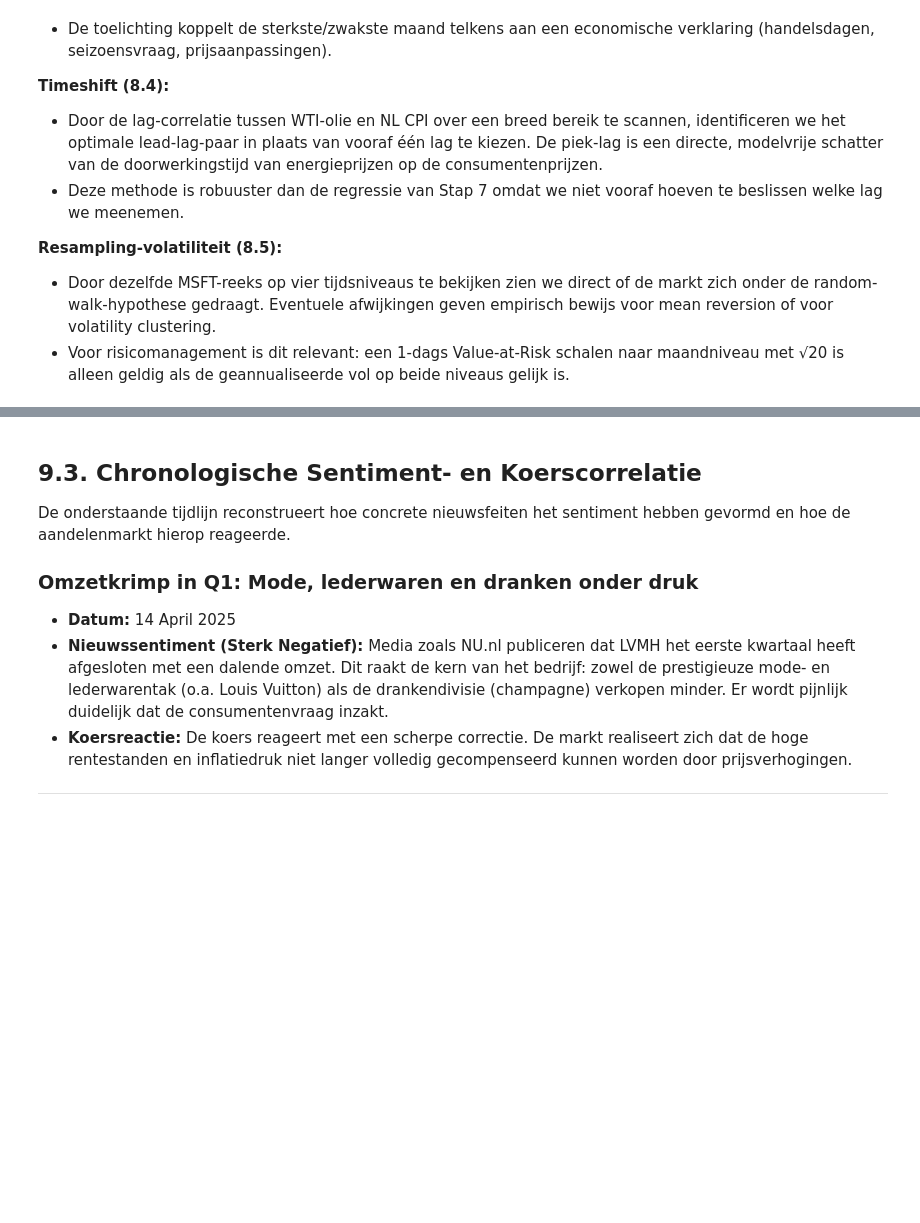
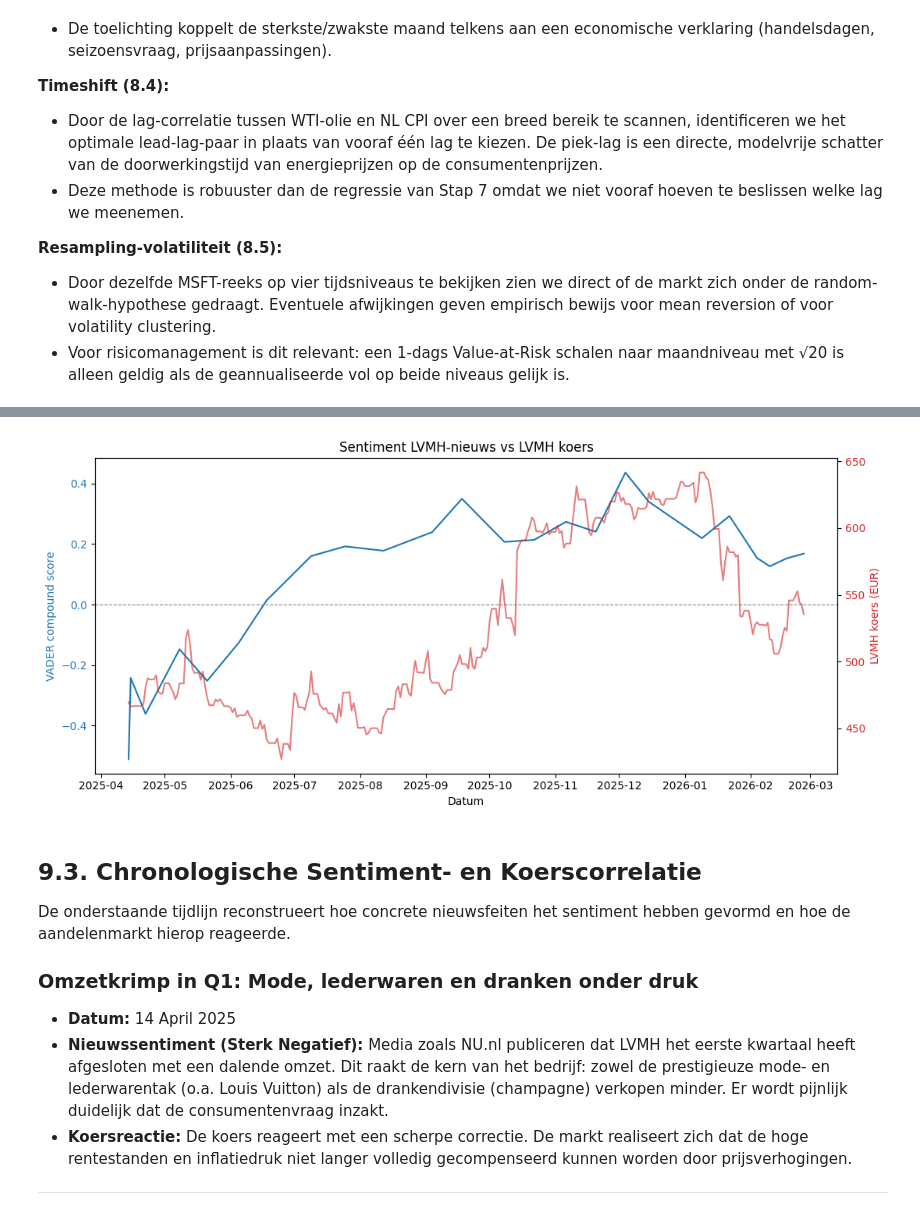
Before and after one commit to Pablo-Atanes/Minor-bigdata, a Jupyter notebook: b2_colab_board_pablo_jasper.ipynb, the cells around one changed output, grey strips where cells are left out. Saved outputs shown, nothing was run; the diff lists cells and outputs as text; code cells hidden in the pictures; blank space fills up the shorter version.

```diff
--- a/b2_colab_board_pablo_jasper.ipynb
+++ b/b2_colab_board_pablo_jasper.ipynb
@@ -1376,3 +1451,8 @@ Gedurende de geanalyseerde periode vertoont het sentiment een duidelijk neerwaar
+# %%
+# Sentiment over tijd, met LVMH-koers als overlay (MC.PA.json)
+show_sentiment_over_time(scored_df)
+# %% [output]
+[figure, added]
 # %% [markdown]
 ## 9.3. Chronologische Sentiment- en Koerscorrelatie
 De onderstaande tijdlijn reconstrueert hoe concrete nieuwsfeiten het sentiment hebben gevormd en hoe de aandelenmarkt hierop reageerde.
```
Also changed, not shown: parts of 20 cells of this notebook, 29 other files.
